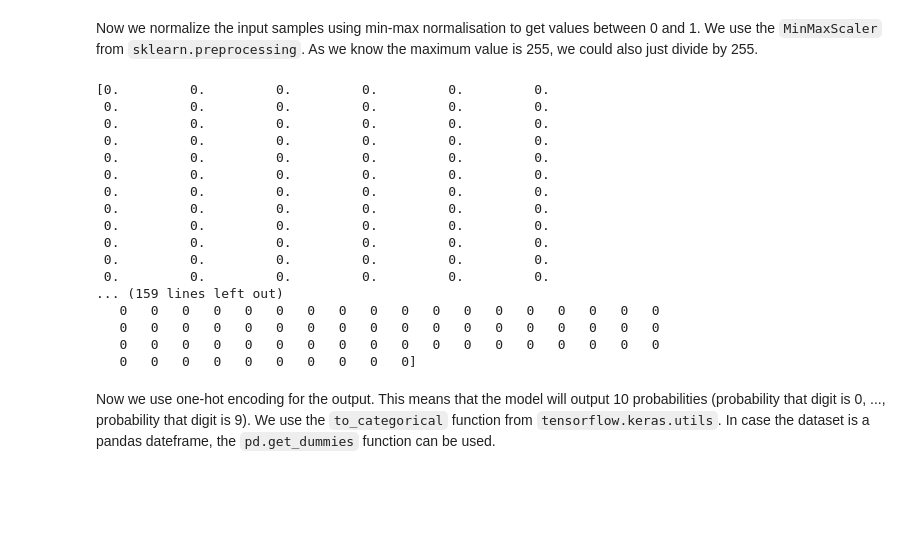
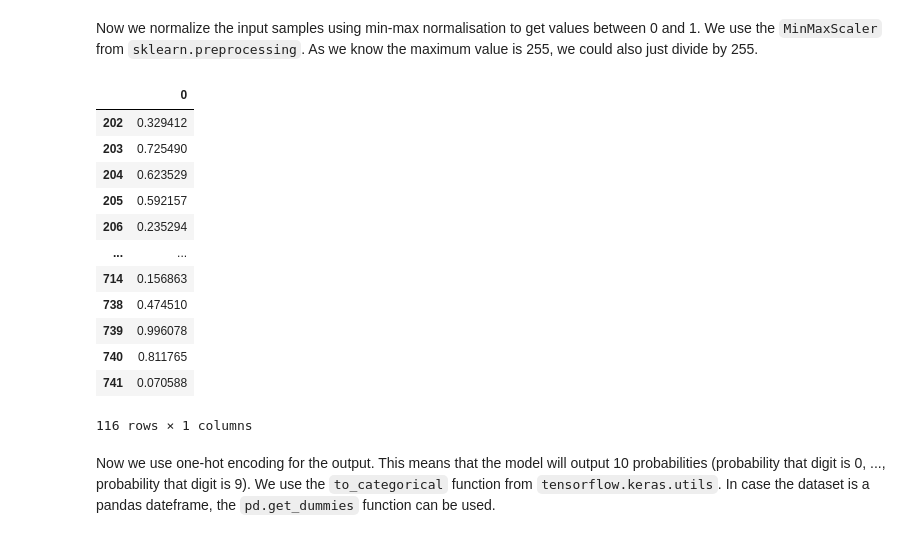
Before and after one commit to anir333/DataAndAInotesYear2Semester1, a Jupyter notebook: Python/dai2_dai3/Week6/06-Artificial neural networks/06.01_NN_Classification.ipynb, the cells around one changed output. Saved outputs shown, nothing was run; the diff lists cells and outputs as text; code cells hidden in the pictures; blank space fills up the shorter version.

```diff
--- a/Python/dai2_dai3/Week6/06-Artificial neural networks/06.01_NN_Classification.ipynb
+++ b/Python/dai2_dai3/Week6/06-Artificial neural networks/06.01_NN_Classification.ipynb
@@ -73,32 +73,31 @@ Now we normalize the input samples using min-max normalisation to get values bet
 # %%
 # scale input
 import pandas as pd
 scaler = MinMaxScaler()
 x_train_norm = scaler.fit_transform(x_train) # makes values between 0 and 1 to normalize them
 x_test_norm = scaler.transform(x_test)    # no fit, so that same scaling is used
+# x_test
 
-# df = pd.DataFrame(x_train_norm[0])
-# # df[df[:] > 0]
+# x_test_norm
+df = pd.DataFrame(x_test_norm[0])
+df = df[df[:] > 0].dropna()
+df
 # print(x_train_norm[0])
 # print(x_train[0])
 # %% [output]
+|  | 0 |
+| 202 | 0.329412 |
+| 203 | 0.725490 |
+| 204 | 0.623529 |
+| 205 | 0.592157 |
+| 206 | 0.235294 |
+| ... | ... |
+| 714 | 0.156863 |
+| 738 | 0.474510 |
+| 739 | 0.996078 |
+| 740 | 0.811765 |
+| 741 | 0.070588 |
-[0.         0.         0.         0.         0.         0.
- 0.         0.         0.         0.         0.         0.
- 0.         0.         0.         0.         0.         0.
- 0.         0.         0.         0.         0.         0.
- 0.         0.         0.         0.         0.         0.
- 0.         0.         0.         0.         0.         0.
- 0.         0.         0.         0.         0.         0.
- 0.         0.         0.         0.         0.         0.
- 0.         0.         0.         0.         0.         0.
- 0.         0.         0.         0.         0.         0.
- 0.         0.         0.         0.         0.         0.
- 0.         0.         0.         0.         0.         0.
-... (159 lines left out)
-   0   0   0   0   0   0   0   0   0   0   0   0   0   0   0   0   0   0
-   0   0   0   0   0   0   0   0   0   0   0   0   0   0   0   0   0   0
-   0   0   0   0   0   0   0   0   0   0   0   0   0   0   0   0   0   0
-   0   0   0   0   0   0   0   0   0   0]
+116 rows × 1 columns
 # %% [markdown]
 Now we use one-hot encoding for the output. This means that the model will output 10 probabilities (probability that digit is 0, ..., probability that digit is 9). We use the `to_categorical` function from `tensorflow.keras.utils`. In case the dataset is a pandas dateframe, the `pd.get_dummies` function can be used.
 # %%
```
Also changed, not shown: parts of 4 cells of this notebook, 9 other files.
